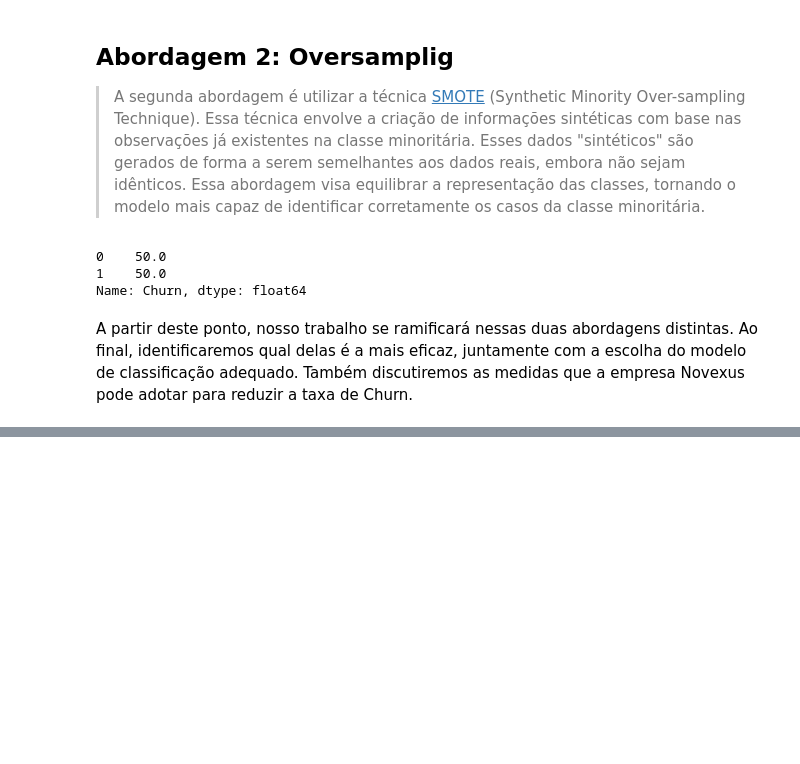
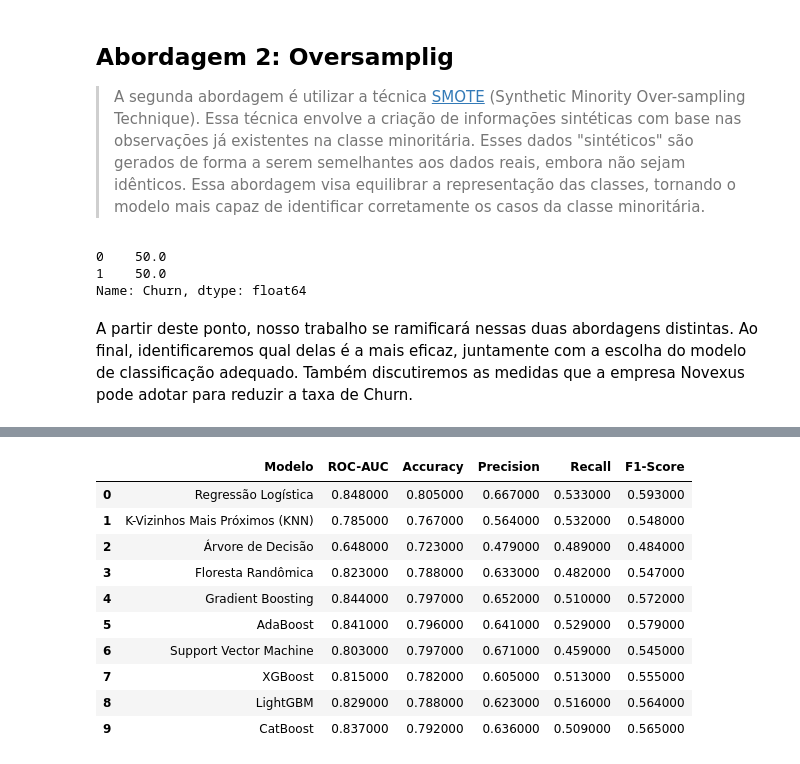
Before and after one commit to SarahBarbosa/churn-prediction, a Jupyter notebook: S02_Feature_Engineering_e_Modelo_de_Machine_Learning.ipynb, the cells around one changed output, grey strips where cells are left out. Drawn from its saved outputs; the diff is of its cells as text; code cells hidden in the pictures; blank space fills up the shorter version.

```diff
--- a/S02_Feature_Engineering_e_Modelo_de_Machine_Learning.ipynb
+++ b/S02_Feature_Engineering_e_Modelo_de_Machine_Learning.ipynb
@@ -144,0 +176,27 @@ A partir deste ponto, nosso trabalho se ramificará nessas duas abordagens disti
+# %%
+random_state = 42
+classificadores = [('Regressão Logística', LogisticRegression(random_state = random_state, max_iter=1000)),
+                      ('K-Vizinhos Mais Próximos (KNN)', KNeighborsClassifier()),
+                      ('Árvore de Decisão', DecisionTreeClassifier(random_state = random_state)),
+                      ('Floresta Randômica', RandomForestClassifier(random_state = random_state)),
+                      ('Gradient Boosting', GradientBoostingClassifier(random_state = random_state)),
+                      ('AdaBoost', AdaBoostClassifier(random_state = random_state)),
+                      ('Support Vector Machine', SVC(random_state = random_state)),
+                      ('XGBoost', XGBClassifier(random_state = random_state)),
+                      ('LightGBM', LGBMClassifier(random_state = random_state, verbose=0, force_row_wise=True)),
+                      ('CatBoost', CatBoostClassifier(random_state = random_state))]
+# %%
+df_resultado_ab1, df_style_ab1 = fml.cross_validation_models_set('default', X_ab1_train, y_ab1_train, classificadores)
+df_style_ab1
+# %% [output]
+|  | Modelo | ROC-AUC | Accuracy | Precision | Recall | F1-Score |
+| 0 | Regressão Logística | 0.848000 | 0.805000 | 0.667000 | 0.533000 | 0.593000 |
+| 1 | K-Vizinhos Mais Próximos (KNN) | 0.785000 | 0.767000 | 0.564000 | 0.532000 | 0.548000 |
+| 2 | Árvore de Decisão | 0.648000 | 0.723000 | 0.479000 | 0.489000 | 0.484000 |
+| 3 | Floresta Randômica | 0.823000 | 0.788000 | 0.633000 | 0.482000 | 0.547000 |
+| 4 | Gradient Boosting | 0.844000 | 0.797000 | 0.652000 | 0.510000 | 0.572000 |
+| 5 | AdaBoost | 0.841000 | 0.796000 | 0.641000 | 0.529000 | 0.579000 |
+| 6 | Support Vector Machine | 0.803000 | 0.797000 | 0.671000 | 0.459000 | 0.545000 |
+| 7 | XGBoost | 0.815000 | 0.782000 | 0.605000 | 0.513000 | 0.555000 |
+| 8 | LightGBM | 0.829000 | 0.788000 | 0.623000 | 0.516000 | 0.564000 |
+| 9 | CatBoost | 0.837000 | 0.792000 | 0.636000 | 0.509000 | 0.565000 |
```
Also changed, not shown: parts of 27 cells of this notebook.
